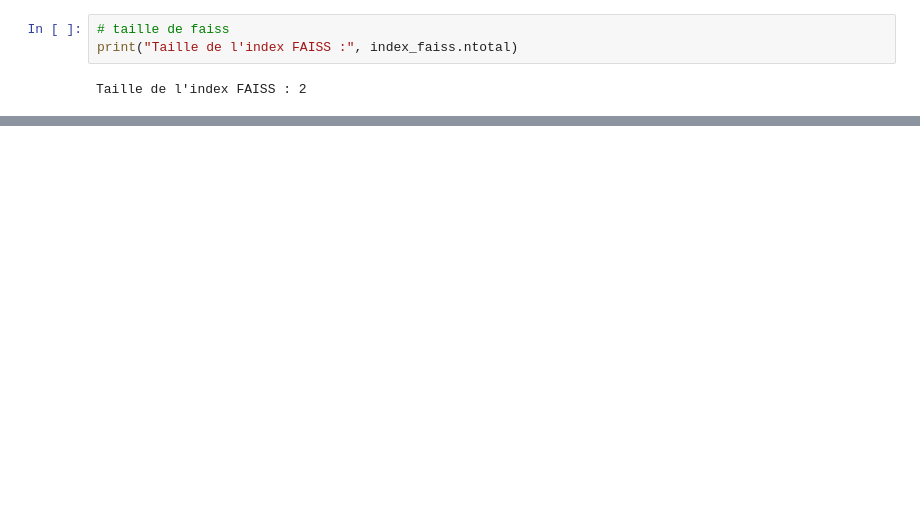
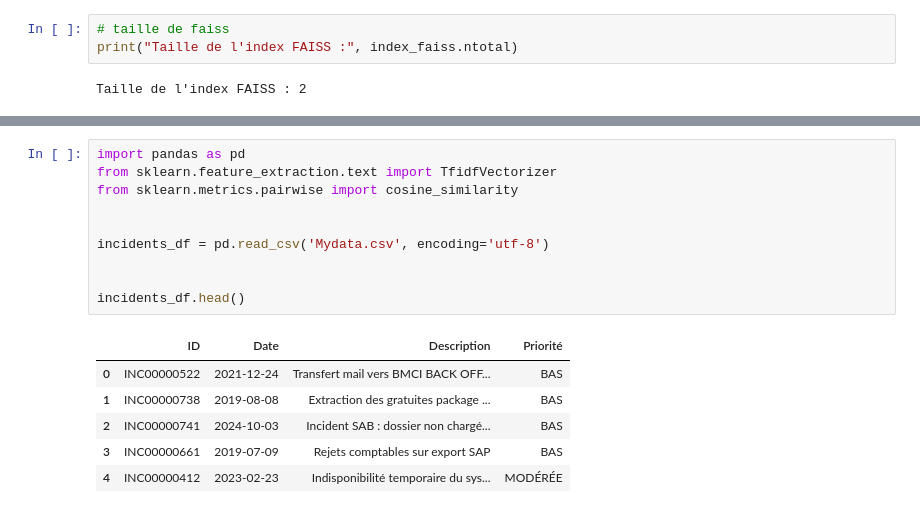
Before and after one commit to mohssineassel/incidents_management, a Jupyter notebook: test.ipynb, the cells around one changed output, grey strips where cells are left out. Saved outputs shown, nothing was run; the diff lists cells and outputs as text; blank space fills up the shorter version.

```diff
--- a/test.ipynb
+++ b/test.ipynb
@@ -163,0 +338,17 @@ Taille de l'index FAISS : 2
+# %%
+import pandas as pd
+from sklearn.feature_extraction.text import TfidfVectorizer
+from sklearn.metrics.pairwise import cosine_similarity
+
+
+incidents_df = pd.read_csv('Mydata.csv', encoding='utf-8')
+
+
+incidents_df.head()
+# %% [output]
+|  | ID | Date | Description | Priorité |
+| 0 | INC00000522 | 2021-12-24 | Transfert mail vers BMCI BACK OFF... | BAS |
+| 1 | INC00000738 | 2019-08-08 | Extraction des gratuites package ... | BAS |
+| 2 | INC00000741 | 2024-10-03 | Incident SAB : dossier non chargé... | BAS |
+| 3 | INC00000661 | 2019-07-09 | Rejets comptables sur export SAP | BAS |
+| 4 | INC00000412 | 2023-02-23 | Indisponibilité temporaire du sys... | MODÉRÉE |
```
Also changed, not shown: parts of 31 cells of this notebook, 16 other files.
